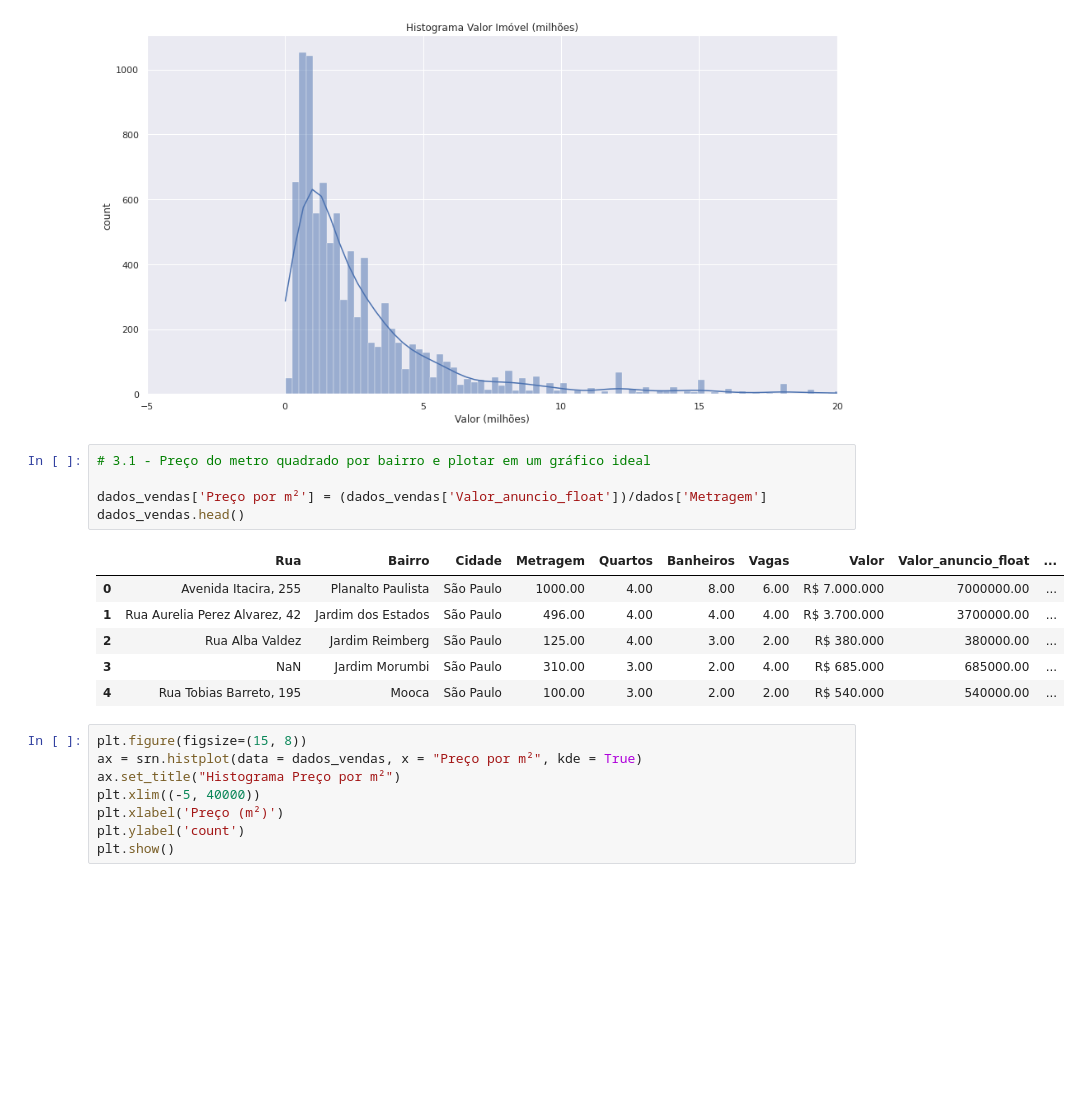
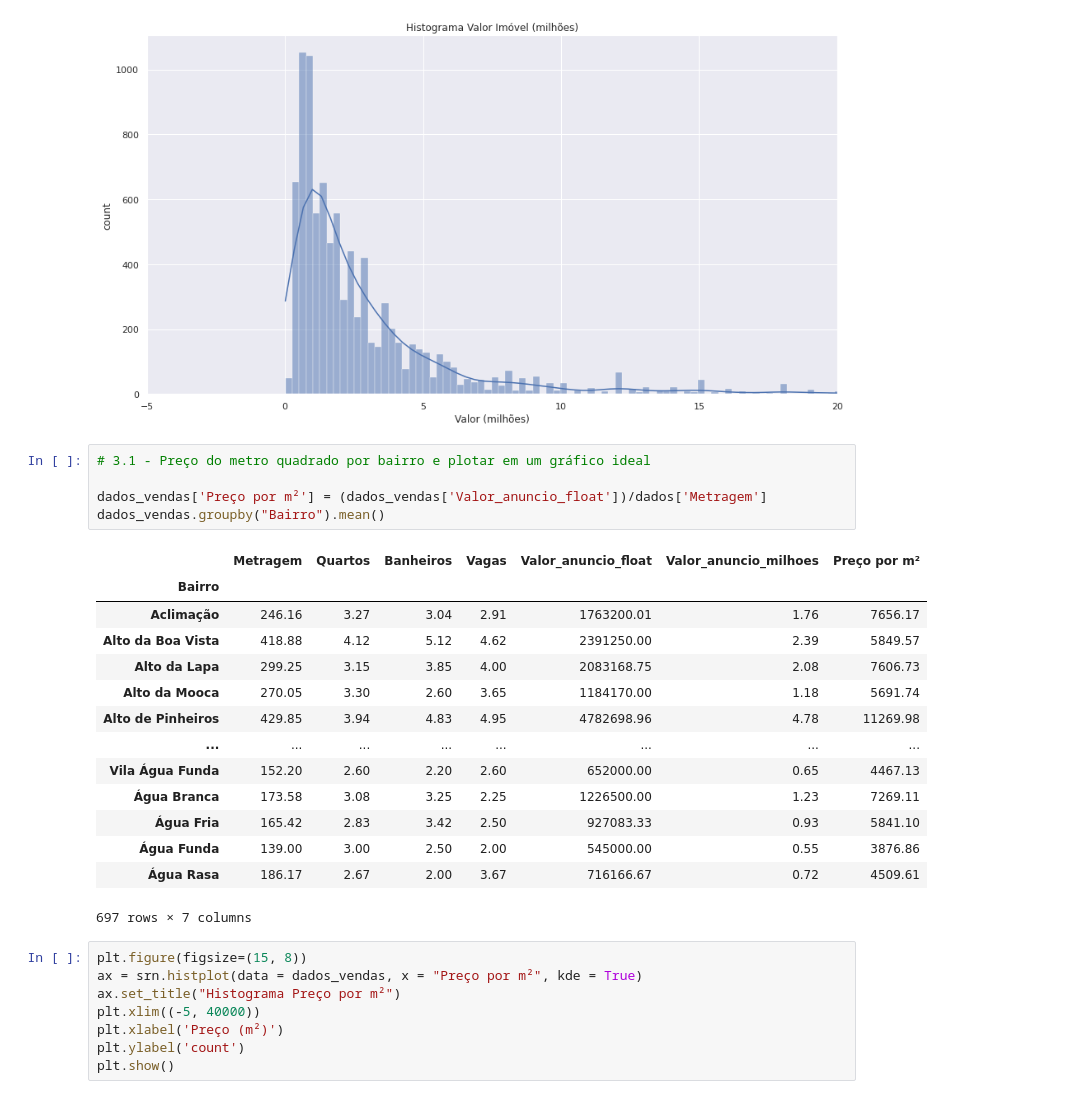
Before and after one commit to njuliacsouza/imersaoDADOS_Alura4, a Jupyter notebook: desafios/Imersao_dados_4_aula02.ipynb, the cells around one changed output. Drawn from its saved outputs; the diff is of its cells as text; blank space fills up the shorter version.

```diff
--- a/desafios/Imersao_dados_4_aula02.ipynb
+++ b/desafios/Imersao_dados_4_aula02.ipynb
@@ -225,15 +229,23 @@ plt.show()
 # %%
 # 3.1 - Preço do metro quadrado por bairro e plotar em um gráfico ideal
 
 dados_vendas['Preço por m²'] = (dados_vendas['Valor_anuncio_float'])/dados['Metragem']
-dados_vendas.head()
+dados_vendas.groupby("Bairro").mean()
 # %% [output]
-|  | Rua | Bairro | Cidade | Metragem | Quartos | Banheiros | Vagas | Valor | Valor_anuncio_float | ... |
-| 0 | Avenida Itacira, 255 | Planalto Paulista | São Paulo | 1000.00 | 4.00 | 8.00 | 6.00 | R$ 7.000.000 | 7000000.00 | ... |
-| 1 | Rua Aurelia Perez Alvarez, 42 | Jardim dos Estados | São Paulo | 496.00 | 4.00 | 4.00 | 4.00 | R$ 3.700.000 | 3700000.00 | ... |
-| 2 | Rua Alba Valdez | Jardim Reimberg | São Paulo | 125.00 | 4.00 | 3.00 | 2.00 | R$ 380.000 | 380000.00 | ... |
-| 3 | NaN | Jardim Morumbi | São Paulo | 310.00 | 3.00 | 2.00 | 4.00 | R$ 685.000 | 685000.00 | ... |
-| 4 | Rua Tobias Barreto, 195 | Mooca | São Paulo | 100.00 | 3.00 | 2.00 | 2.00 | R$ 540.000 | 540000.00 | ... |
+|  | Metragem | Quartos | Banheiros | Vagas | Valor_anuncio_float | Valor_anuncio_milhoes | Preço por m² |
+| Bairro |  |  |  |  |  |  |  |
+| Aclimação | 246.16 | 3.27 | 3.04 | 2.91 | 1763200.01 | 1.76 | 7656.17 |
+| Alto da Boa Vista | 418.88 | 4.12 | 5.12 | 4.62 | 2391250.00 | 2.39 | 5849.57 |
+| Alto da Lapa | 299.25 | 3.15 | 3.85 | 4.00 | 2083168.75 | 2.08 | 7606.73 |
+| Alto da Mooca | 270.05 | 3.30 | 2.60 | 3.65 | 1184170.00 | 1.18 | 5691.74 |
+| Alto de Pinheiros | 429.85 | 3.94 | 4.83 | 4.95 | 4782698.96 | 4.78 | 11269.98 |
+| ... | ... | ... | ... | ... | ... | ... | ... |
+| Vila Água Funda | 152.20 | 2.60 | 2.20 | 2.60 | 652000.00 | 0.65 | 4467.13 |
+| Água Branca | 173.58 | 3.08 | 3.25 | 2.25 | 1226500.00 | 1.23 | 7269.11 |
+| Água Fria | 165.42 | 2.83 | 3.42 | 2.50 | 927083.33 | 0.93 | 5841.10 |
+| Água Funda | 139.00 | 3.00 | 2.50 | 2.00 | 545000.00 | 0.55 | 3876.86 |
+| Água Rasa | 186.17 | 2.67 | 2.00 | 3.67 | 716166.67 | 0.72 | 4509.61 |
+697 rows × 7 columns
 # %%
 plt.figure(figsize=(15, 8))
 ax = srn.histplot(data = dados_vendas, x = "Preço por m²", kde = True)
```
Also changed, not shown: parts of 6 cells of this notebook.
